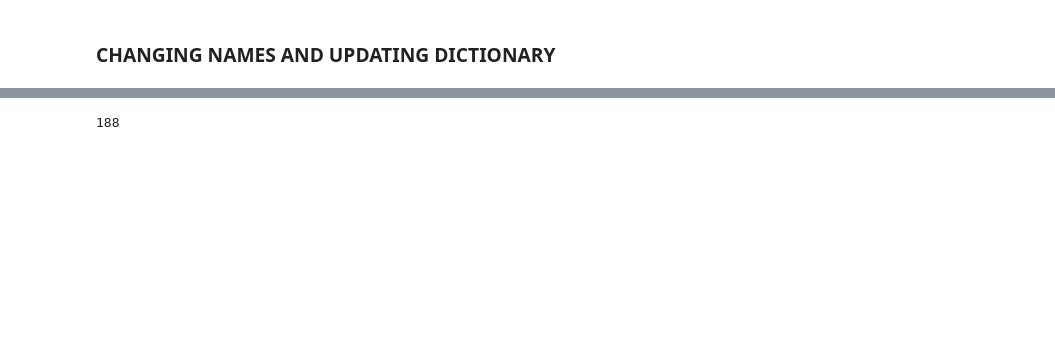
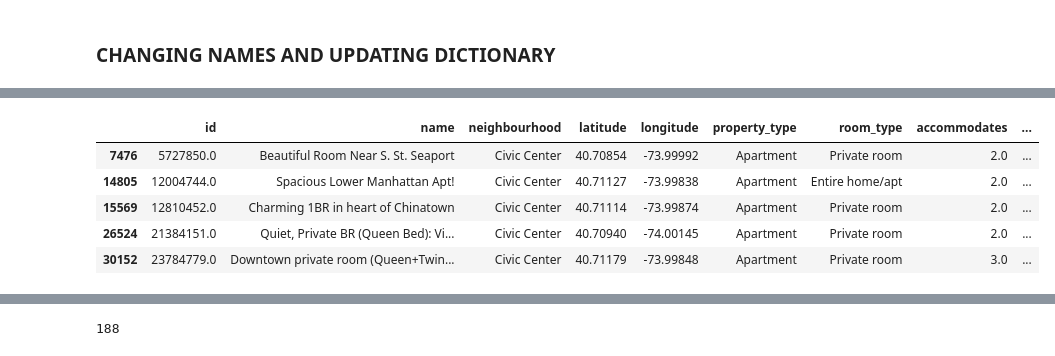
Before and after one commit to christinemazur/project1, a Jupyter notebook: NYCAnalysis.ipynb, the cells around one changed output, grey strips where cells are left out. Cells and saved outputs as stored; diff of their text form; code cells hidden in the pictures; blank space fills up the shorter version.

```diff
--- a/NYCAnalysis.ipynb
+++ b/NYCAnalysis.ipynb
@@ -135,0 +148,10 @@ d['Eastchester-Edenwald-Baychester'].head()
+# %%
+title_name_change(d,'Civic Center',"SoHo-TriBeCa-Civic Center-Little Italy")
+d['SoHo-TriBeCa-Civic Center-Little Italy'].head()
+# %% [output]
+|  | id | name | neighbourhood | latitude | longitude | property_type | room_type | accommodates | ... |
+| 7476 | 5727850.0 | Beautiful Room Near S. St. Seaport | Civic Center | 40.70854 | -73.99992 | Apartment | Private room | 2.0 | ... |
+| 14805 | 12004744.0 | Spacious Lower Manhattan Apt! | Civic Center | 40.71127 | -73.99838 | Apartment | Entire home/apt | 2.0 | ... |
+| 15569 | 12810452.0 | Charming 1BR in heart of Chinatown | Civic Center | 40.71114 | -73.99874 | Apartment | Private room | 2.0 | ... |
+| 26524 | 21384151.0 | Quiet, Private BR (Queen Bed): Vi... | Civic Center | 40.70940 | -74.00145 | Apartment | Private room | 2.0 | ... |
+| 30152 | 23784779.0 | Downtown private room (Queen+Twin... | Civic Center | 40.71179 | -73.99848 | Apartment | Private room | 3.0 | ... |
```
Also changed, not shown: parts of 9 cells of this notebook.
